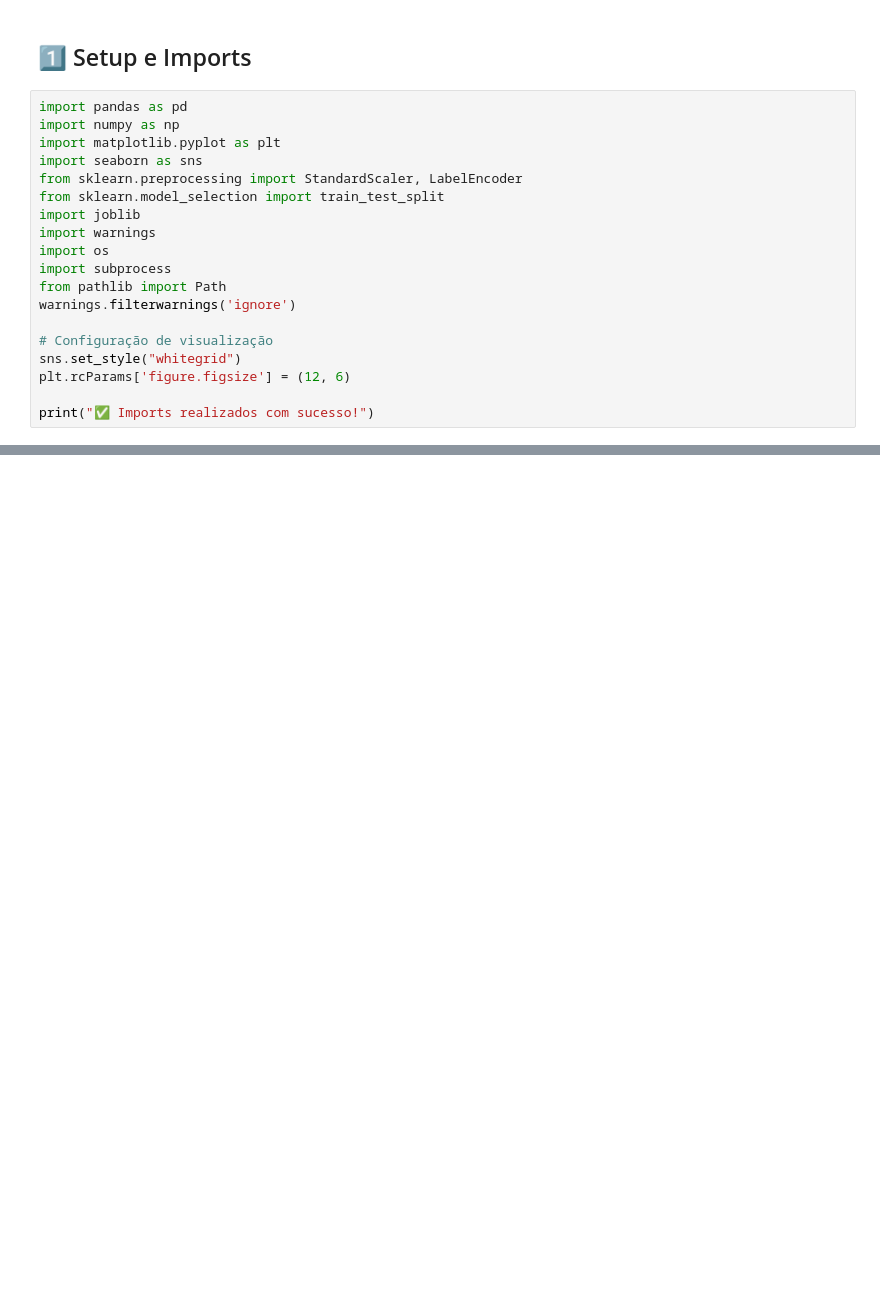
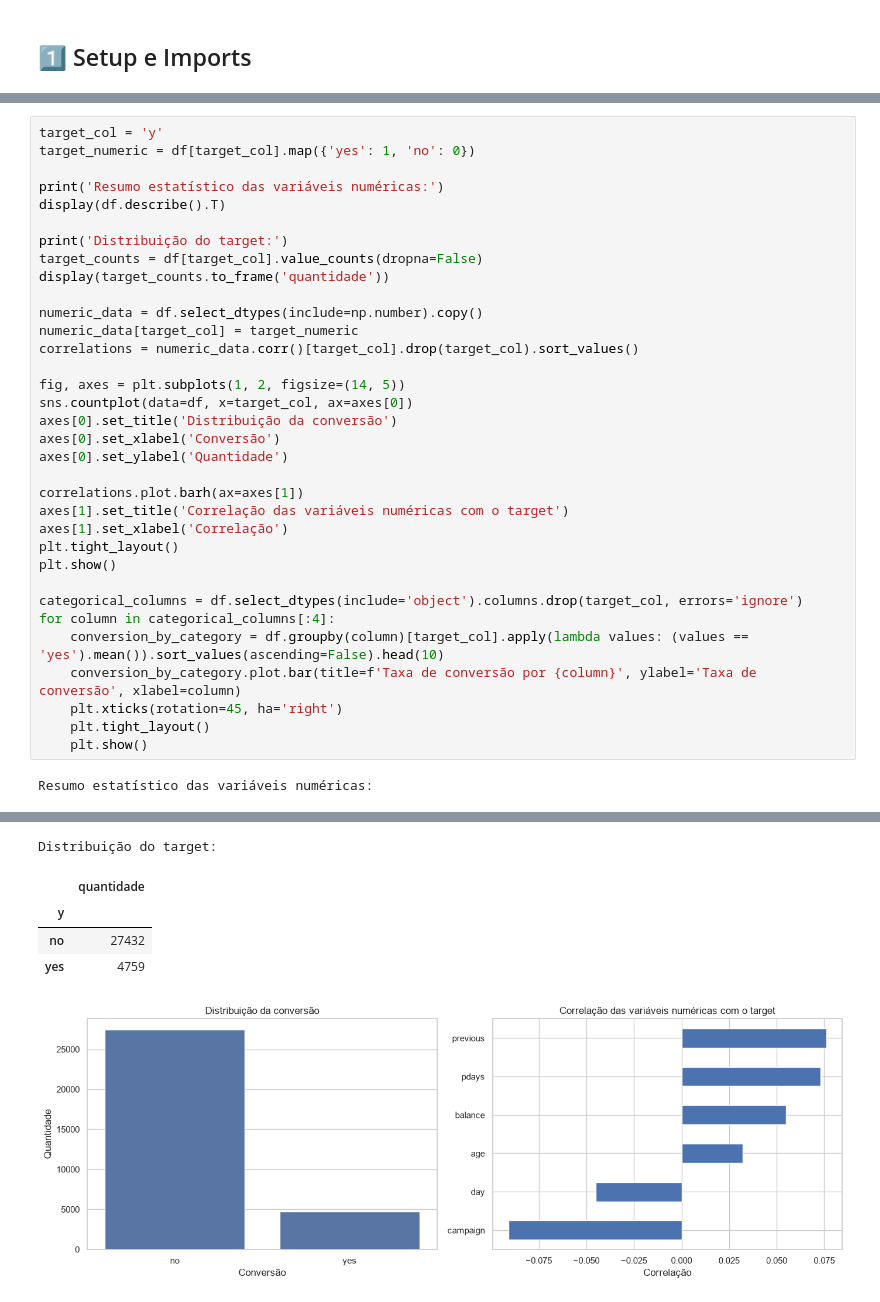
Before and after one commit to ceciliaass/datathon-8mlet-grupo-04, a Jupyter notebook: notebooks/01_EDA.ipynb, the cells around one changed output, grey strips where cells are left out. Cells and saved outputs as stored; diff of their text form; blank space fills up the shorter version.

```diff
--- a/notebooks/01_EDA.ipynb
+++ b/notebooks/01_EDA.ipynb
@@ -18,21 +15,2 @@ Este notebook baixa e processa a base **bank-marketing** automaticamente:
 # %% [markdown]
 ## 1️⃣ Setup e Imports
-# %%
-import pandas as pd
-import numpy as np
-import matplotlib.pyplot as plt
-import seaborn as sns
-from sklearn.preprocessing import StandardScaler, LabelEncoder
-from sklearn.model_selection import train_test_split
-import joblib
-import warnings
-import os
-import subprocess
-from pathlib import Path
-warnings.filterwarnings('ignore')
-
-# Configuração de visualização
-sns.set_style("whitegrid")
-plt.rcParams['figure.figsize'] = (12, 6)
-
-print("✅ Imports realizados com sucesso!")
@@ -639,0 +154,36 @@ print("="*70)
+# %%
+target_col = 'y'
+target_numeric = df[target_col].map({'yes': 1, 'no': 0})
+
+print('Resumo estatístico das variáveis numéricas:')
+display(df.describe().T)
+
+print('Distribuição do target:')
+target_counts = df[target_col].value_counts(dropna=False)
+display(target_counts.to_frame('quantidade'))
+
+numeric_data = df.select_dtypes(include=np.number).copy()
+numeric_data[target_col] = target_numeric
+correlations = numeric_data.corr()[target_col].drop(target_col).sort_values()
+
+fig, axes = plt.subplots(1, 2, figsize=(14, 5))
+sns.countplot(data=df, x=target_col, ax=axes[0])
+axes[0].set_title('Distribuição da conversão')
+axes[0].set_xlabel('Conversão')
+axes[0].set_ylabel('Quantidade')
+
+correlations.plot.barh(ax=axes[1])
+axes[1].set_title('Correlação das variáveis numéricas com o target')
+axes[1].set_xlabel('Correlação')
+plt.tight_layout()
+plt.show()
+
+categorical_columns = df.select_dtypes(include='object').columns.drop(target_col, errors='ignore')
+for column in categorical_columns[:4]:
+    conversion_by_category = df.groupby(column)[target_col].apply(lambda values: (values == 'yes').mean()).sort_values(ascending=False).head(10)
+    conversion_by_category.plot.bar(title=f'Taxa de conversão por {column}', ylabel='Taxa de conversão', xlabel=column)
+    plt.xticks(rotation=45, ha='right')
+    plt.tight_layout()
+    plt.show()
+# %% [output]
+Resumo estatístico das variáveis numéricas:
@@ -639,0 +197,6 @@ print("="*70)
+Distribuição do target:
+|  | quantidade |
+| y |  |
+| no | 27432 |
+| yes | 4759 |
+[figure, added]
```
Also changed, not shown: parts of 32 cells of this notebook, 13 other files.
